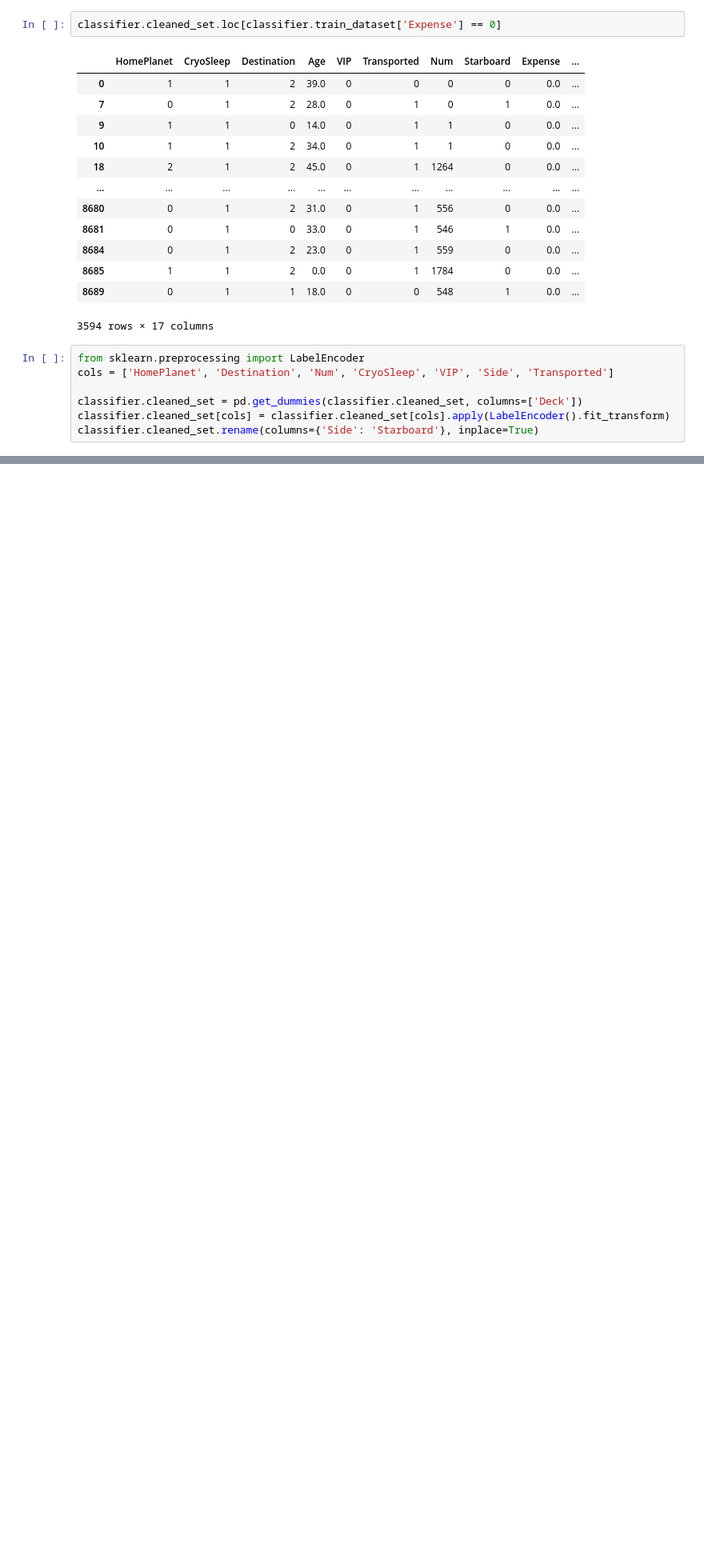
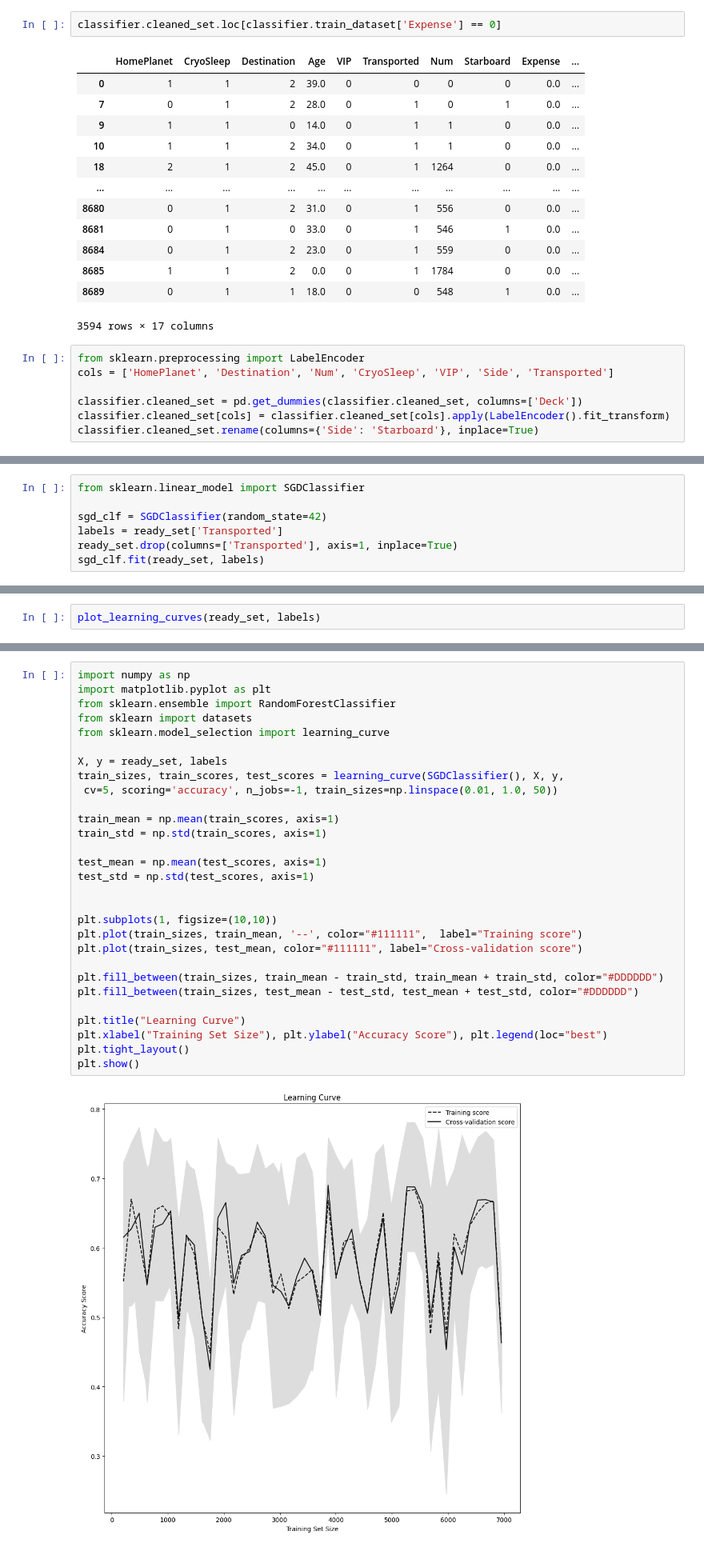
Before and after one commit to AdityaShandilyaS/datasets, a Jupyter notebook: SpaceshipTitanic/titanic.ipynb, the cells around one changed output, grey strips where cells are left out. Shown at 80% size. Saved outputs shown, nothing was run; the diff lists cells and outputs as text; blank space fills up the shorter version.

Commit message:
Classification model 0.78 accuracy

```diff
--- a/SpaceshipTitanic/titanic.ipynb
+++ b/SpaceshipTitanic/titanic.ipynb
@@ -236,0 +212,7 @@ memory usage: 619.8+ KB
+# %%
+from sklearn.linear_model import SGDClassifier
+
+sgd_clf = SGDClassifier(random_state=42)
+labels = ready_set['Transported']
+ready_set.drop(columns=['Transported'], axis=1, inplace=True)
+sgd_clf.fit(ready_set, labels)
@@ -236,0 +300,2 @@ memory usage: 619.8+ KB
+# %%
+plot_learning_curves(ready_set, labels)
@@ -236,0 +304,31 @@ memory usage: 619.8+ KB
+# %%
+import numpy as np
+import matplotlib.pyplot as plt
+from sklearn.ensemble import RandomForestClassifier
+from sklearn import datasets
+from sklearn.model_selection import learning_curve
+
+X, y = ready_set, labels
+train_sizes, train_scores, test_scores = learning_curve(SGDClassifier(), X, y,
+ cv=5, scoring='accuracy', n_jobs=-1, train_sizes=np.linspace(0.01, 1.0, 50))
+
+train_mean = np.mean(train_scores, axis=1)
+train_std = np.std(train_scores, axis=1)
+
+test_mean = np.mean(test_scores, axis=1)
+test_std = np.std(test_scores, axis=1)
+
+
+plt.subplots(1, figsize=(10,10))
+plt.plot(train_sizes, train_mean, '--', color="#111111",  label="Training score")
+plt.plot(train_sizes, test_mean, color="#111111", label="Cross-validation score")
+
+plt.fill_between(train_sizes, train_mean - train_std, train_mean + train_std, color="#DDDDDD")
+plt.fill_between(train_sizes, test_mean - test_std, test_mean + test_std, color="#DDDDDD")
+
+plt.title("Learning Curve")
+plt.xlabel("Training Set Size"), plt.ylabel("Accuracy Score"), plt.legend(loc="best")
+plt.tight_layout()
+plt.show()
+# %% [output]
+[figure, added]
```
Also changed, not shown: parts of 17 cells of this notebook.
